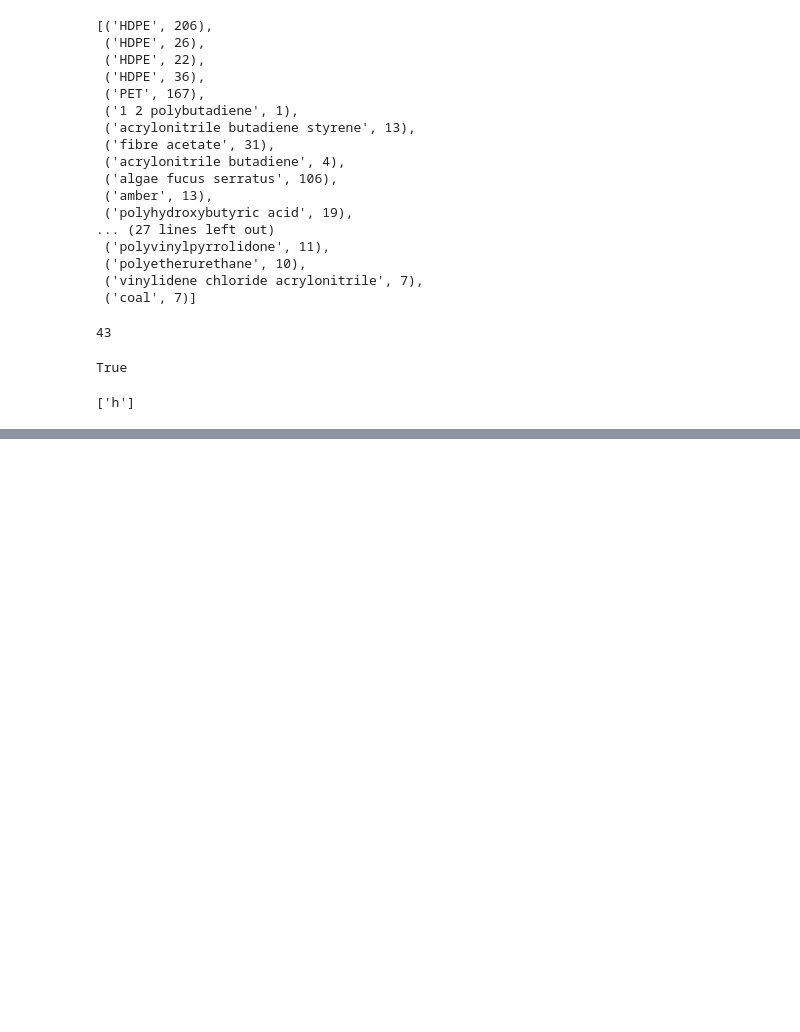
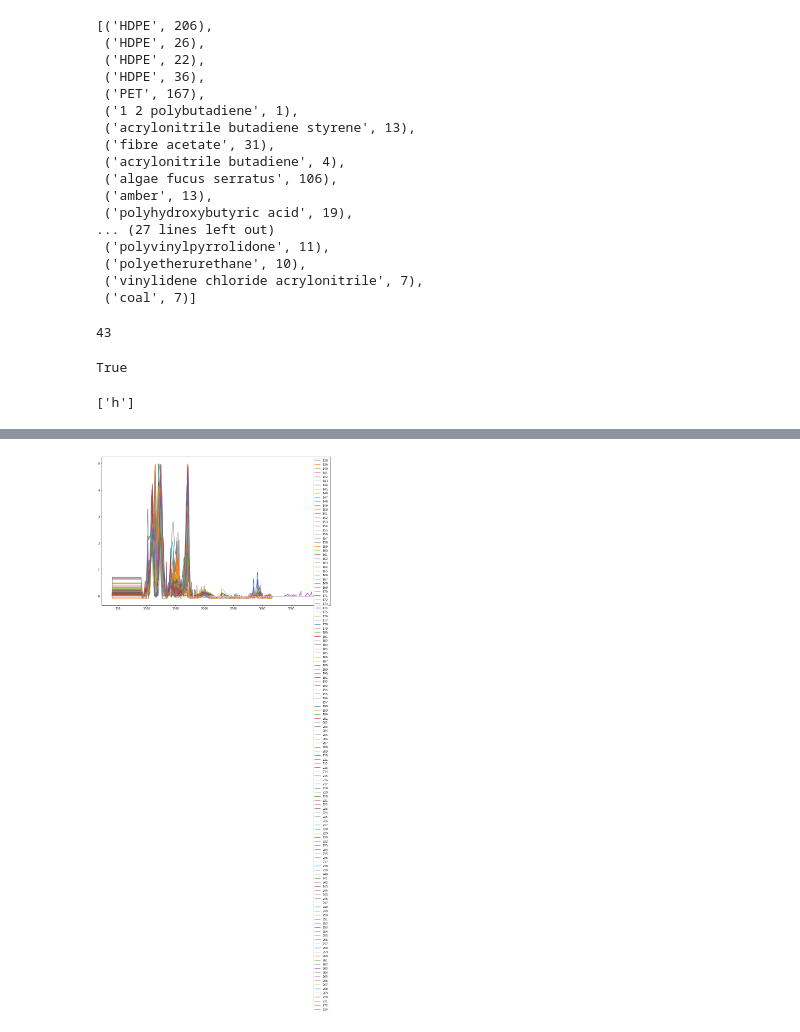
Before and after one commit to Ocean-Wise/OpenSpecy_data_sorting, a Jupyter notebook: nb_data_clustering.ipynb, the cells around one changed output, grey strips where cells are left out. Saved outputs shown, nothing was run; the diff lists cells and outputs as text; code cells hidden in the pictures; blank space fills up the shorter version.

```diff
--- a/nb_data_clustering.ipynb
+++ b/nb_data_clustering.ipynb
@@ -120,0 +130,13 @@ next((i for i,v in enumerate([3,4,5,6]) if v>9), ['h'])
+# %%
+def integ(p):
+    return [np.sum(p[:k]) for k in range(1,len(p)+1)]
+
+pets_list = list(OS_metadata[OS_metadata['spectrum_identity']=='PET']['sample_name'])
+pets_list.remove(231)
+der_spectra[[str(k) for k in pets_list]]
+fig, axs = plt.subplots(figsize = (15,10))
+[axs.plot(der_spectra['wavenos'],integ(der_spectra[str(k)]), label=k) for k in pets_list]
+axs.legend(fontsize=10)
+plt.show()
+# %% [output]
+[figure, added]
```
Also changed, not shown: parts of 3 cells of this notebook, 3 other files.
